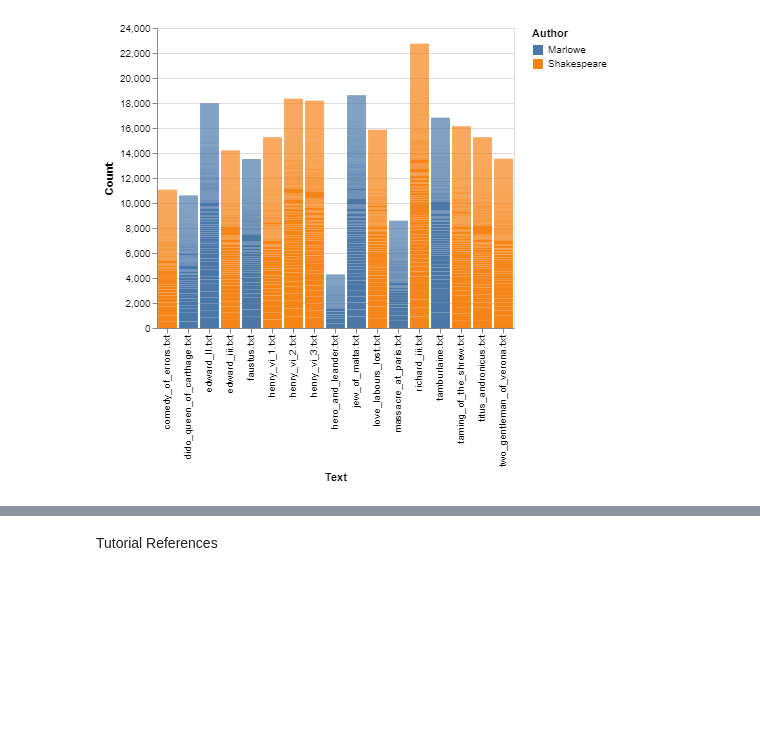
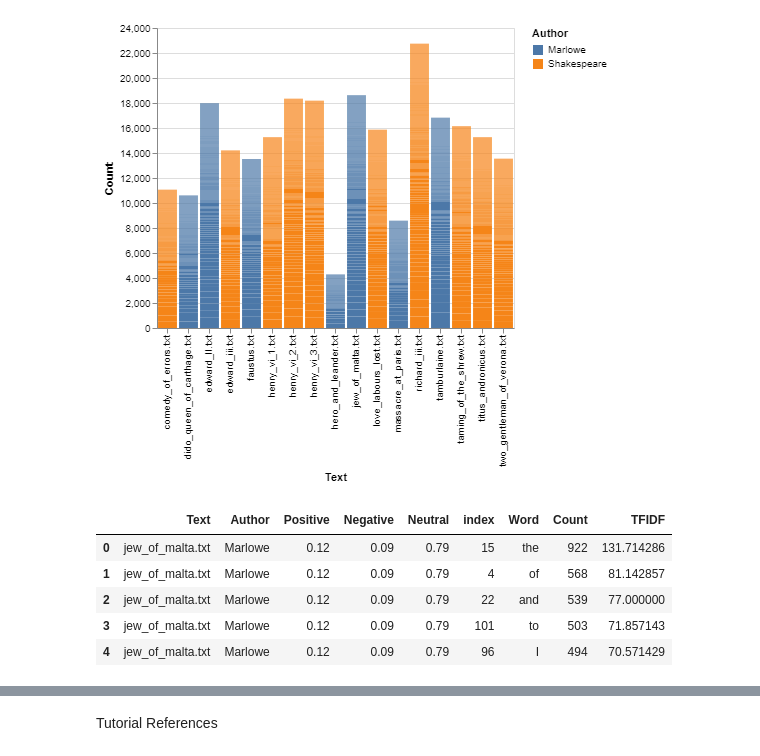
Before and after one commit to INFO3401/problem-set-11-lubo4991, a Jupyter notebook: Problem set 11 code.ipynb, the cells around one changed output, grey strips where cells are left out. Cells and saved outputs as stored; diff of their text form; code cells hidden in the pictures; blank space fills up the shorter version.

```diff
--- a/Problem set 11 code.ipynb
+++ b/Problem set 11 code.ipynb
@@ -99,3 +99,13 @@ alt.Chart(df_shortened).mark_bar().encode(
 )
 # %% [output]
 [figure]
+# %%
+combined_df = df.merge(df_shortened)
+combined_df.head()
+# %% [output]
+|  | Text | Author | Positive | Negative | Neutral | index | Word | Count | TFIDF |
+| 0 | jew_of_malta.txt | Marlowe | 0.12 | 0.09 | 0.79 | 15 | the | 922 | 131.714286 |
+| 1 | jew_of_malta.txt | Marlowe | 0.12 | 0.09 | 0.79 | 4 | of | 568 | 81.142857 |
+| 2 | jew_of_malta.txt | Marlowe | 0.12 | 0.09 | 0.79 | 22 | and | 539 | 77.000000 |
+| 3 | jew_of_malta.txt | Marlowe | 0.12 | 0.09 | 0.79 | 101 | to | 503 | 71.857143 |
+| 4 | jew_of_malta.txt | Marlowe | 0.12 | 0.09 | 0.79 | 96 | I | 494 | 70.571429 |
```
Also changed, not shown: parts of 1 cell of this notebook.
